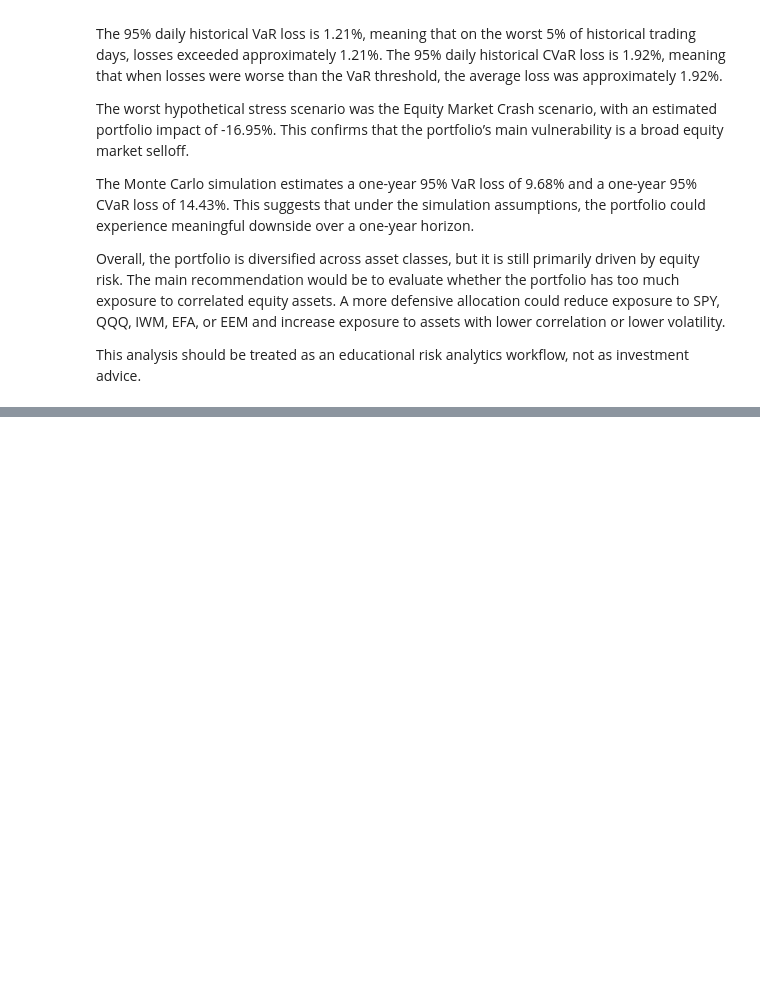
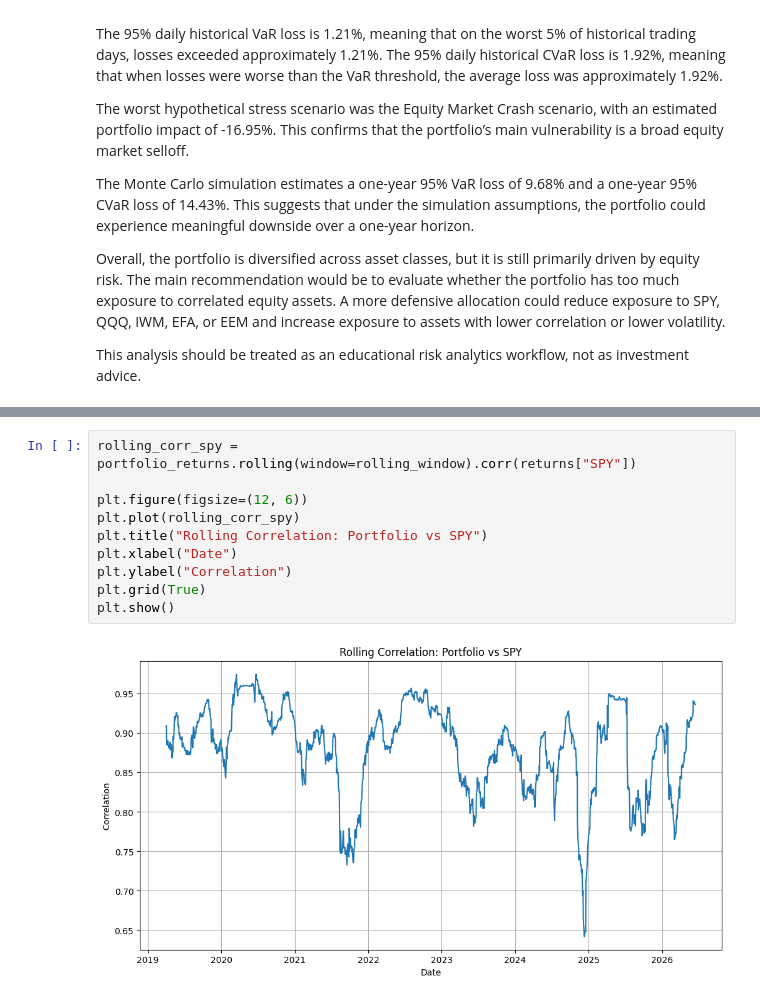
Before and after one commit to jimech/market-risk-analytics-python, a Jupyter notebook: notebooks/executed_01_portfolio_risk_modeling.ipynb, the cells around one changed output, grey strips where cells are left out. Drawn from its saved outputs; the diff is of its cells as text; blank space fills up the shorter version.

```diff
--- a/notebooks/executed_01_portfolio_risk_modeling.ipynb
+++ b/notebooks/executed_01_portfolio_risk_modeling.ipynb
@@ -951,0 +1014,12 @@ This analysis should be treated as an educational risk analytics workflow, not a
+# %%
+rolling_corr_spy = portfolio_returns.rolling(window=rolling_window).corr(returns["SPY"])
+
+plt.figure(figsize=(12, 6))
+plt.plot(rolling_corr_spy)
+plt.title("Rolling Correlation: Portfolio vs SPY")
+plt.xlabel("Date")
+plt.ylabel("Correlation")
+plt.grid(True)
+plt.show()
+# %% [output]
+[figure, added]
```
Also changed, not shown: parts of 48 cells of this notebook, 2 other files.
